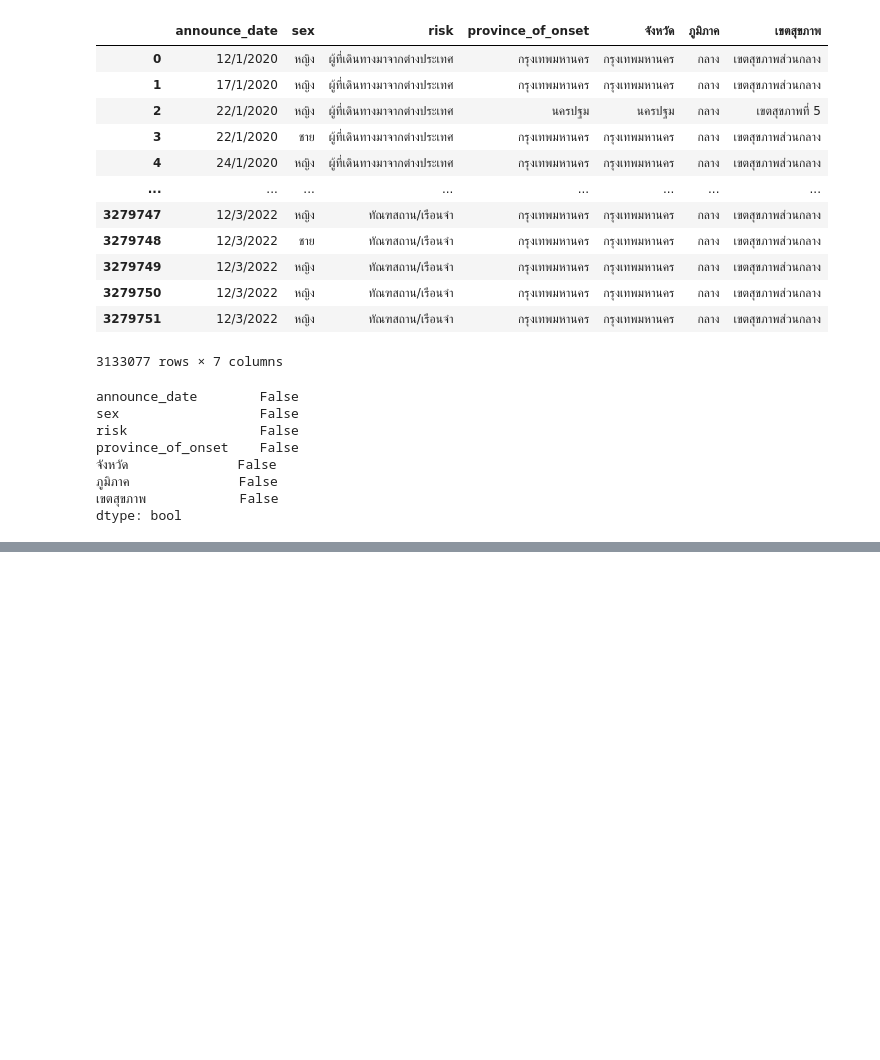
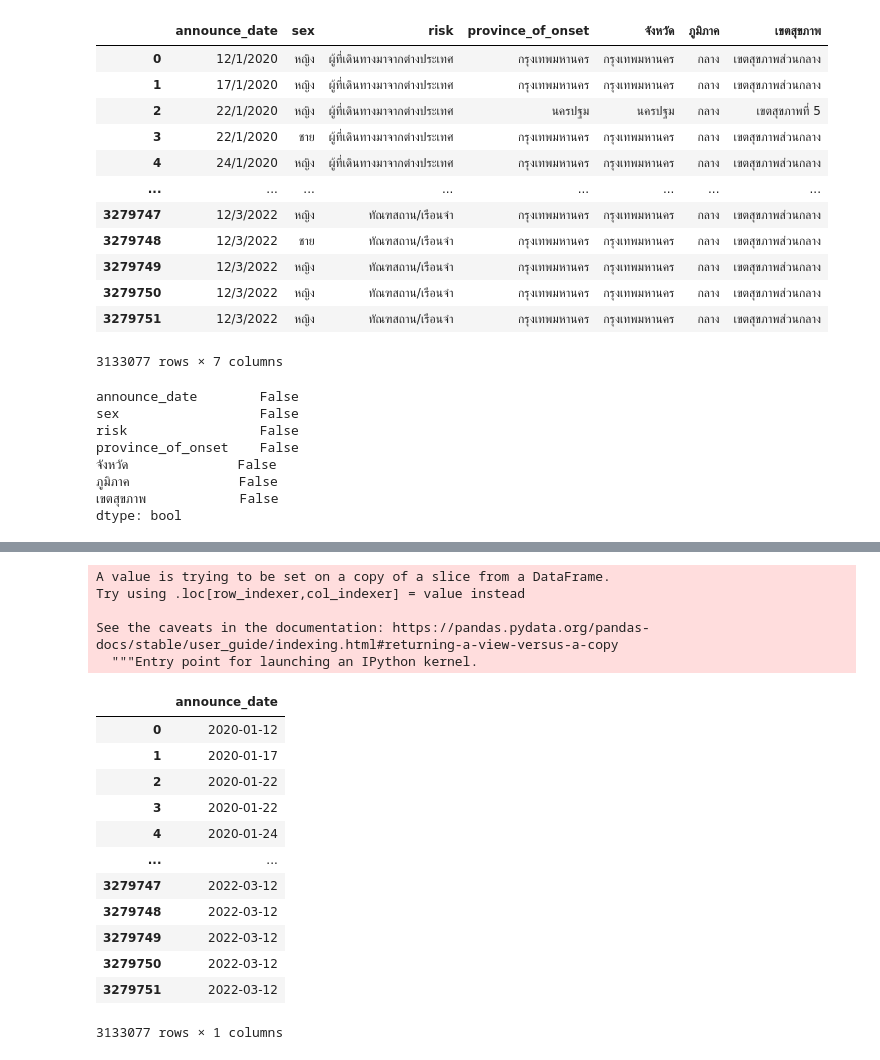
Before and after one commit to kittimaxz/data_viz_2022, a Jupyter notebook: Project.ipynb, the cells around one changed output, grey strips where cells are left out. Cells and saved outputs as stored; diff of their text form; code cells hidden in the pictures; blank space fills up the shorter version.

```diff
--- a/Project.ipynb
+++ b/Project.ipynb
@@ -1198,0 +1063,24 @@ data_dashboard8
+# %%
+data_project['announce_date'] = pd.to_datetime(data_project['announce_date'],format="%d/%m/%Y") # เปลี่ยน format ของข้อมูลวันที่ให้อยู่ในรูปแบบเดียวกัน
+# %% [output]
+A value is trying to be set on a copy of a slice from a DataFrame.
+Try using .loc[row_indexer,col_indexer] = value instead
+
+See the caveats in the documentation: https://pandas.pydata.org/pandas-docs/stable/user_guide/indexing.html#returning-a-view-versus-a-copy
+  """Entry point for launching an IPython kernel.
+# %%
+data_project[['announce_date']]
+# %% [output]
+|  | announce_date |
+| 0 | 2020-01-12 |
+| 1 | 2020-01-17 |
+| 2 | 2020-01-22 |
+| 3 | 2020-01-22 |
+| 4 | 2020-01-24 |
+| ... | ... |
+| 3279747 | 2022-03-12 |
+| 3279748 | 2022-03-12 |
+| 3279749 | 2022-03-12 |
+| 3279750 | 2022-03-12 |
+| 3279751 | 2022-03-12 |
+3133077 rows × 1 columns
```
Also changed, not shown: parts of 20 cells of this notebook.
